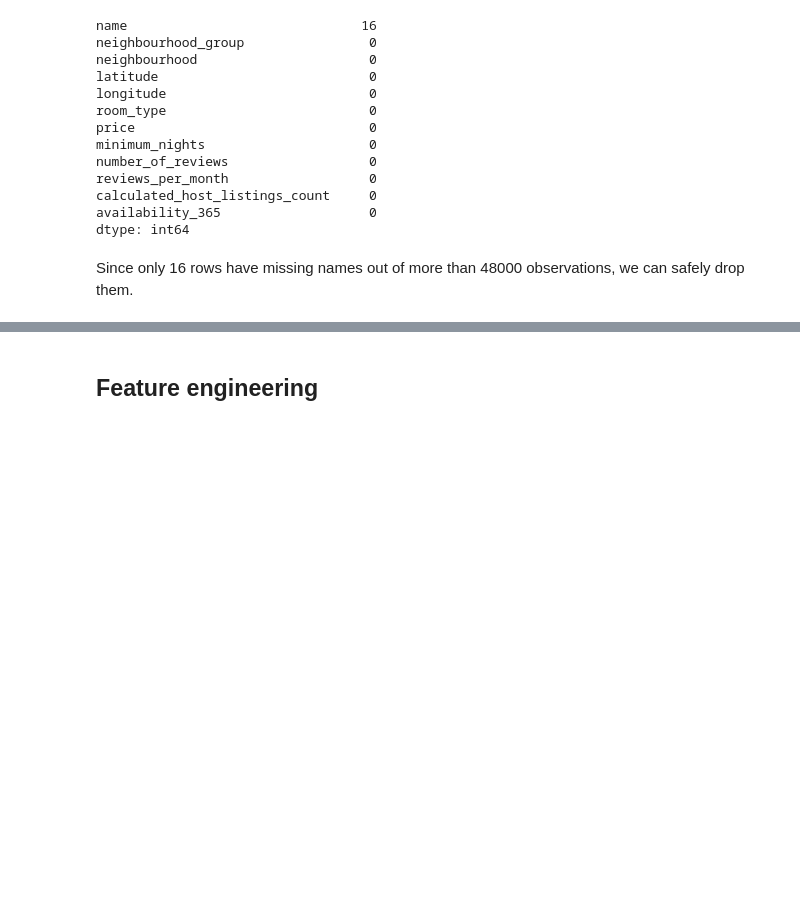
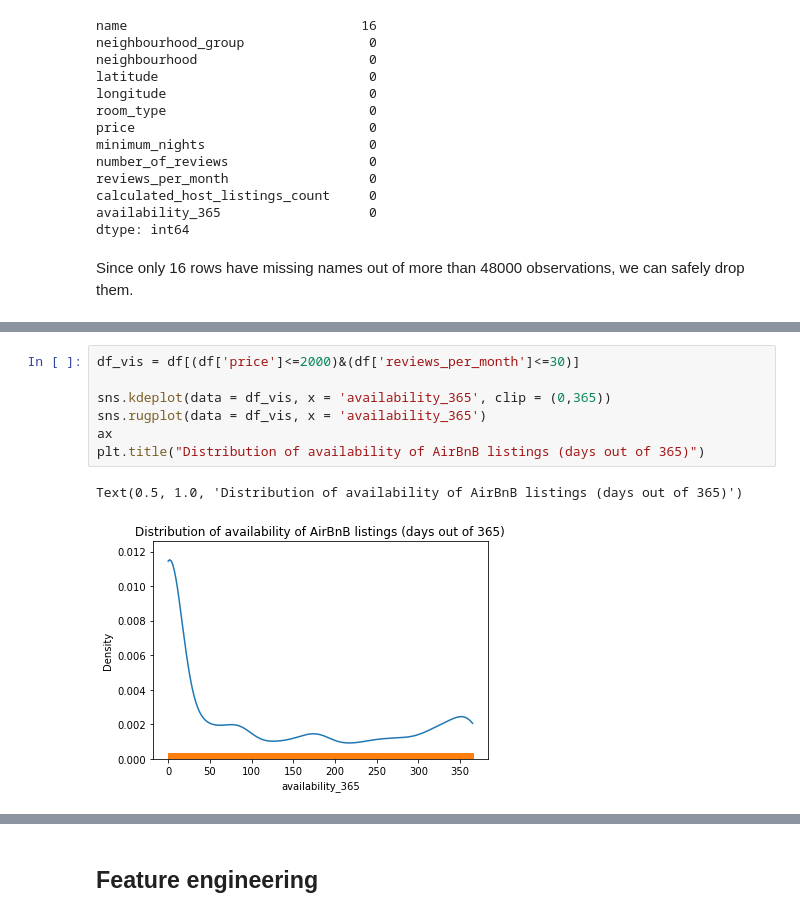
Before and after one commit to miahatton/airbnb_reviews, a Jupyter notebook: analysis_1.ipynb, the cells around one changed output, grey strips where cells are left out. Drawn from its saved outputs; the diff is of its cells as text; blank space fills up the shorter version.

```diff
--- a/analysis_1.ipynb
+++ b/analysis_1.ipynb
@@ -114,0 +179,10 @@ dtype: int64
+# %%
+df_vis = df[(df['price']<=2000)&(df['reviews_per_month']<=30)]
+
+sns.kdeplot(data = df_vis, x = 'availability_365', clip = (0,365))
+sns.rugplot(data = df_vis, x = 'availability_365')
+ax
+plt.title("Distribution of availability of AirBnB listings (days out of 365)")
+# %% [output]
+Text(0.5, 1.0, 'Distribution of availability of AirBnB listings (days out of 365)')
+[figure, added]
```
Also changed, not shown: parts of 65 cells of this notebook, 4 other files.
